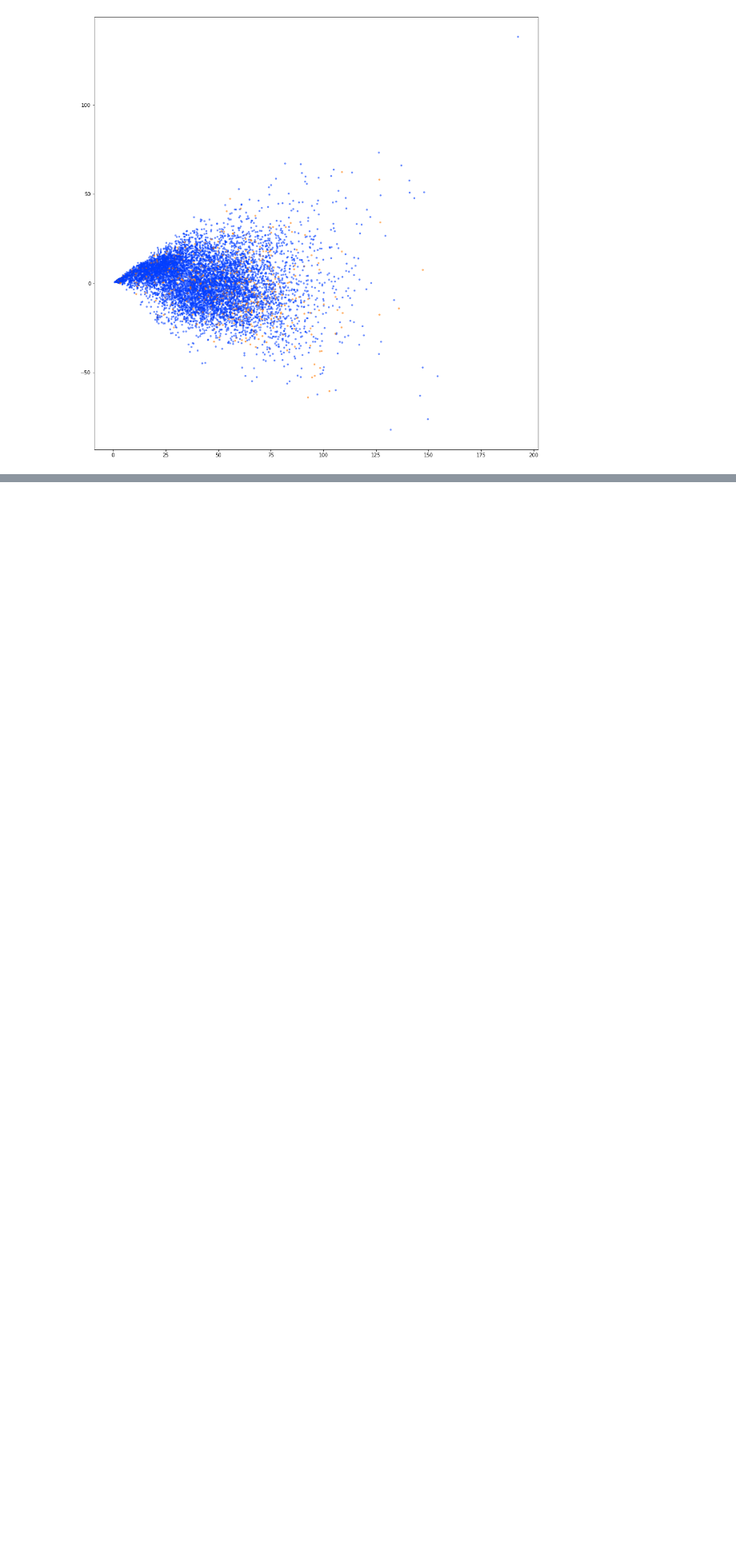
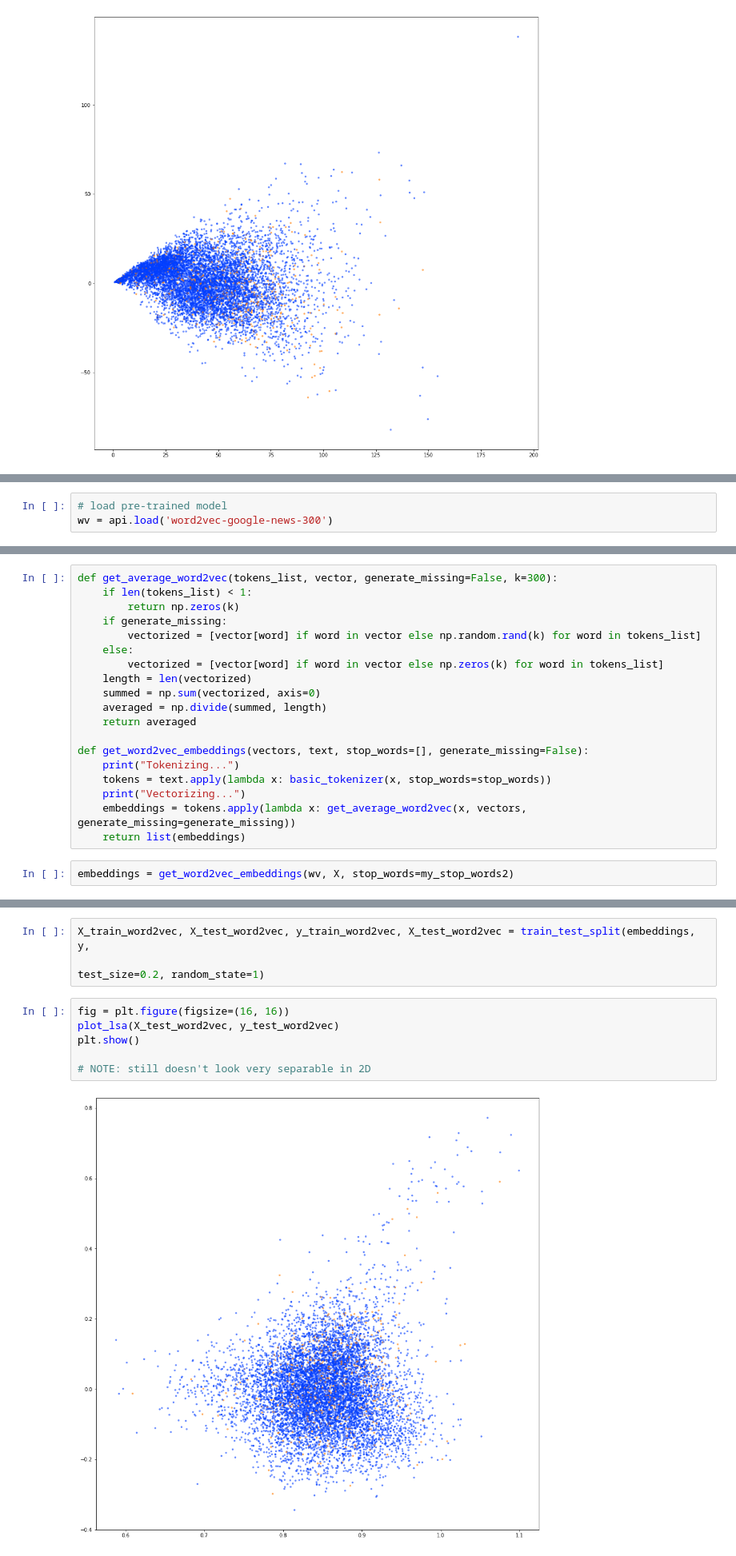
Before and after one commit to kev8484/mimic-models, a Jupyter notebook: MIMIC_NLP_Playground.ipynb, the cells around one changed output, grey strips where cells are left out. Shown: that part at 80% size. Saved outputs shown, nothing was run; the diff lists cells and outputs as text; blank space fills up the shorter version.

```diff
--- a/MIMIC_NLP_Playground.ipynb
+++ b/MIMIC_NLP_Playground.ipynb
@@ -471,0 +440,3 @@ weights_df.sort_values(by='weights', ascending=False)
+# %%
+# load pre-trained model
+wv = api.load('word2vec-google-news-300')
@@ -471,0 +445,21 @@ weights_df.sort_values(by='weights', ascending=False)
+# %%
+def get_average_word2vec(tokens_list, vector, generate_missing=False, k=300):
+    if len(tokens_list) < 1:
+        return np.zeros(k)
+    if generate_missing:
+        vectorized = [vector[word] if word in vector else np.random.rand(k) for word in tokens_list]
+    else:
+        vectorized = [vector[word] if word in vector else np.zeros(k) for word in tokens_list]
+    length = len(vectorized)
+    summed = np.sum(vectorized, axis=0)
+    averaged = np.divide(summed, length)
+    return averaged
+
+def get_word2vec_embeddings(vectors, text, stop_words=[], generate_missing=False):
+    print("Tokenizing...")
+    tokens = text.apply(lambda x: basic_tokenizer(x, stop_words=stop_words))
+    print("Vectorizing...")
+    embeddings = tokens.apply(lambda x: get_average_word2vec(x, vectors, generate_missing=generate_missing))
+    return list(embeddings)
+# %%
+embeddings = get_word2vec_embeddings(wv, X, stop_words=my_stop_words2)
@@ -471,0 +469,11 @@ weights_df.sort_values(by='weights', ascending=False)
+# %%
+X_train_word2vec, X_test_word2vec, y_train_word2vec, X_test_word2vec = train_test_split(embeddings, y,
+                                                                                        test_size=0.2, random_state=1)
+# %%
+fig = plt.figure(figsize=(16, 16))
+plot_lsa(X_test_word2vec, y_test_word2vec)
+plt.show()
+
+# NOTE: still doesn't look very separable in 2D
+# %% [output]
+[figure, added]
```
Also changed, not shown: parts of 19 cells of this notebook.
